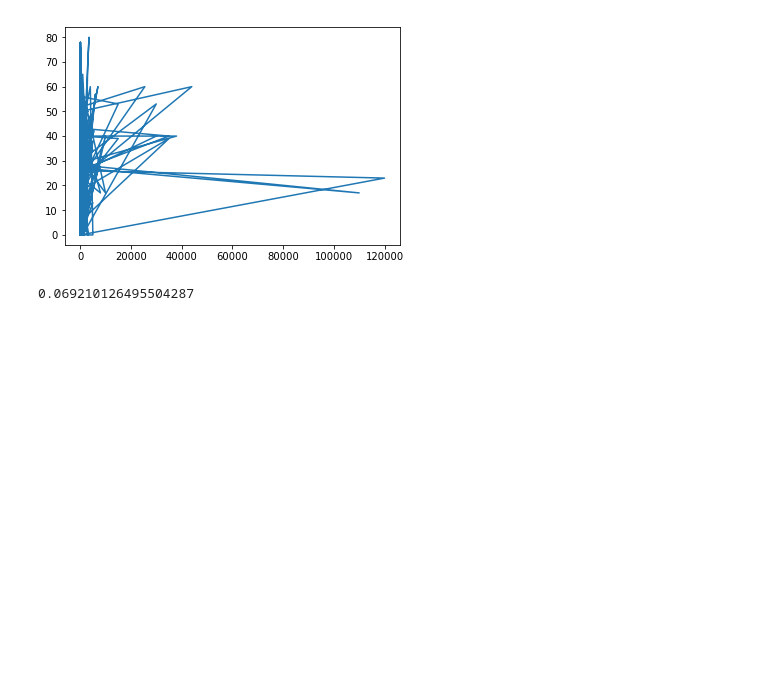
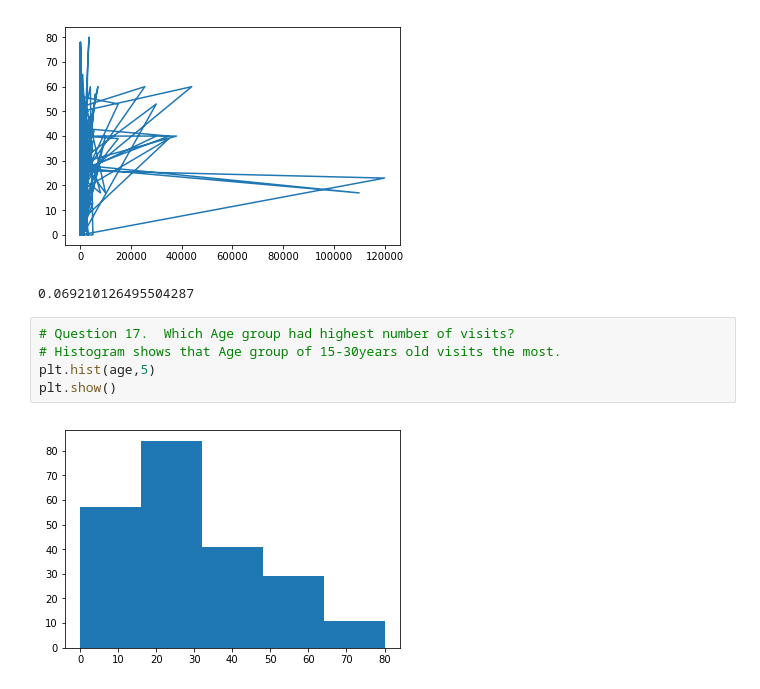
Before and after one commit to DataIntelligenceHub/Python-Assignment-2, a Jupyter notebook: AmmarPythonAssignment2.ipynb, the cells around one changed output. Cells and saved outputs as stored; diff of their text form; blank space fills up the shorter version.

Commit message:
Question 17.
Histogram shows that Age group of 15-30years old visits the most.

```diff
--- a/AmmarPythonAssignment2.ipynb
+++ b/AmmarPythonAssignment2.ipynb
@@ -304,3 +304,10 @@ np.corrcoef(age, pTotal)[0,1]
 # %% [output]
 [figure]
 0.069210126495504287
+# %%
+# Question 17.  Which Age group had highest number of visits?
+# Histogram shows that Age group of 15-30years old visits the most.
+plt.hist(age,5)
+plt.show()
+# %% [output]
+[figure, added]
```
Also changed, not shown: parts of 1 cell of this notebook.
